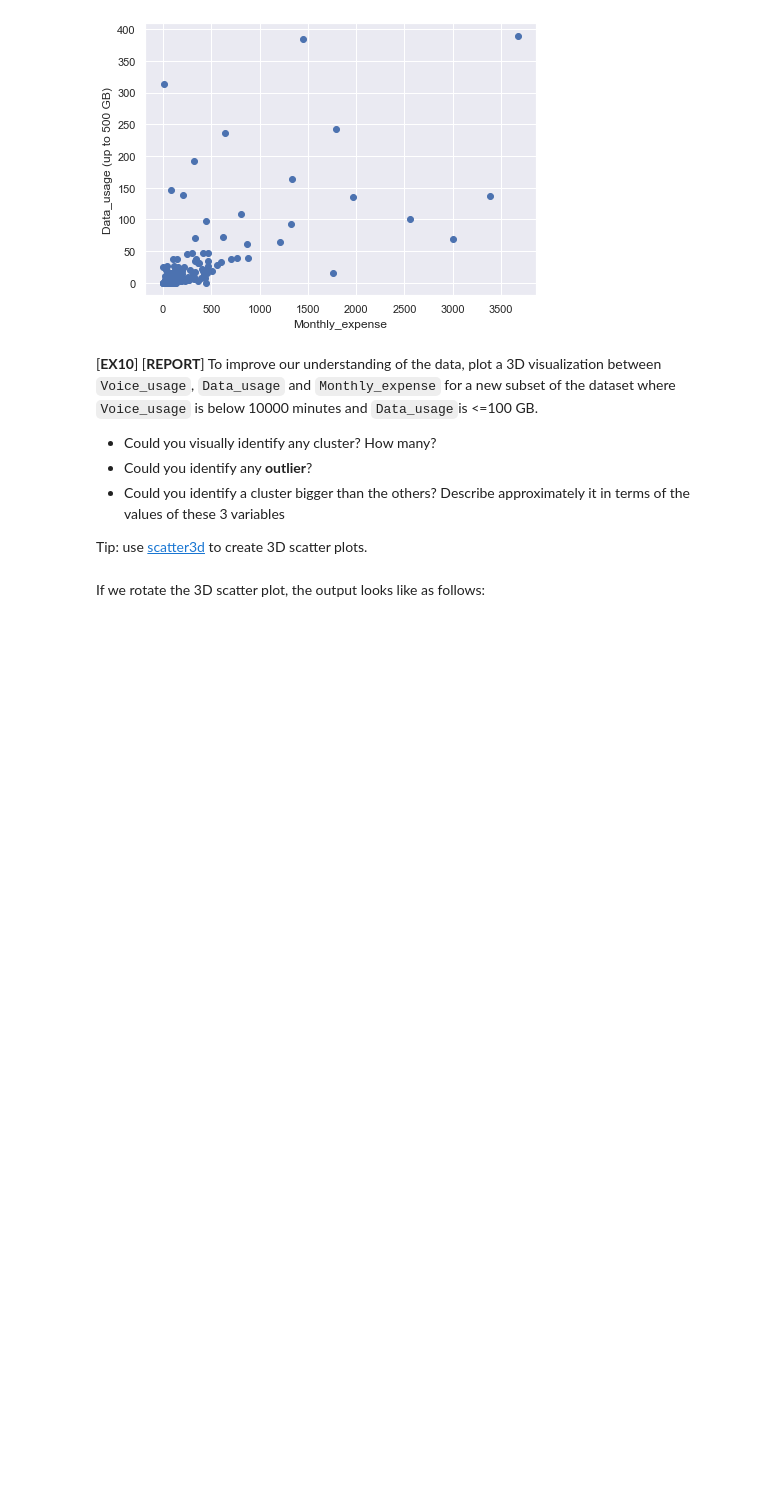
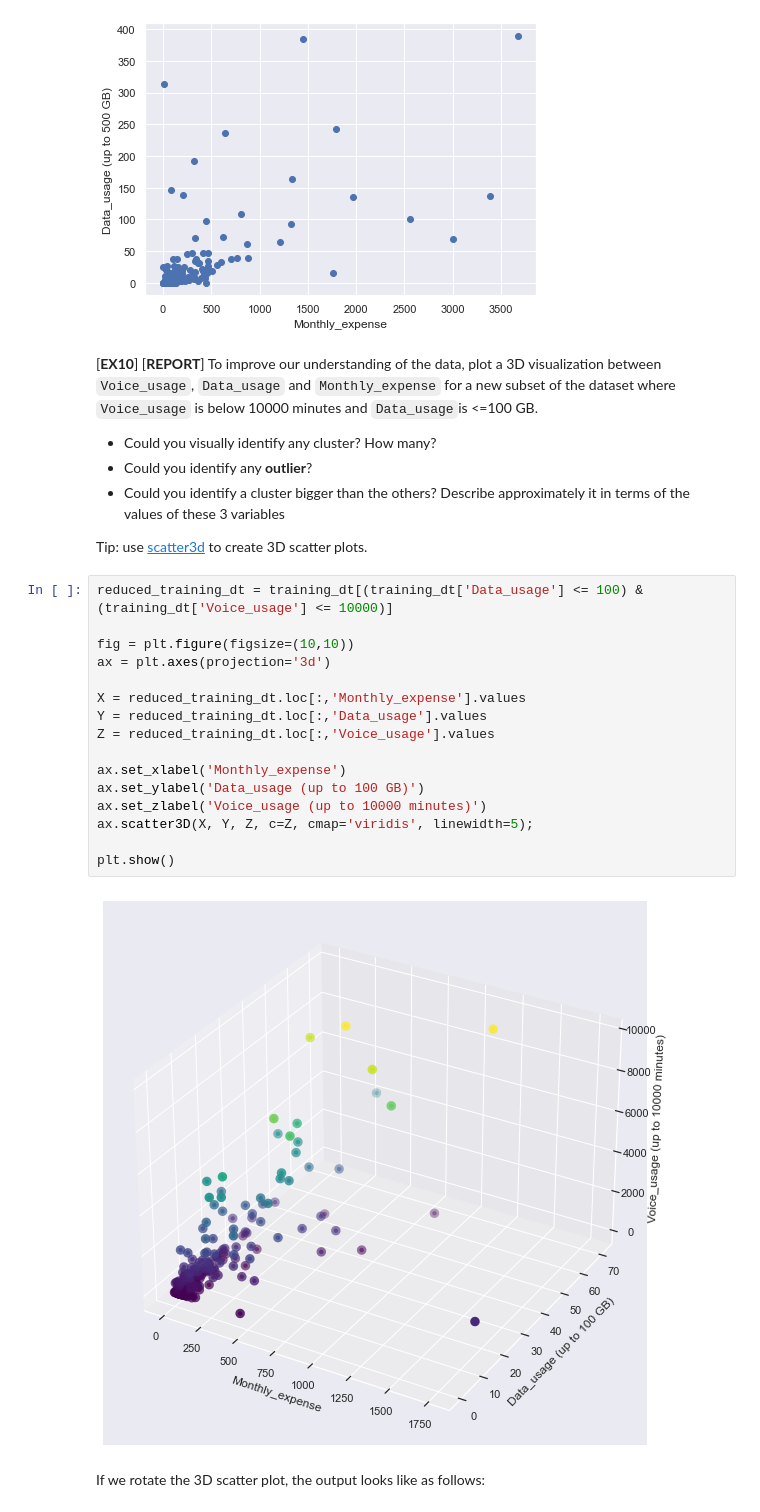
Before and after one commit to Alejandro-FA/UPF-Machine_Learning, a Jupyter notebook: Project-1/P01_Clustering students.ipynb, the cells around one changed output. Cells and saved outputs as stored; diff of their text form; blank space fills up the shorter version.

```diff
--- a/Project-1/P01_Clustering students.ipynb
+++ b/Project-1/P01_Clustering students.ipynb
@@ -442,6 +443,24 @@ plt.show()
 
 
 Tip: use [scatter3d](https://matplotlib.org/3.1.1/gallery/mplot3d/scatter3d.html) to create 3D scatter plots.
+# %%
+reduced_training_dt = training_dt[(training_dt['Data_usage'] <= 100) & (training_dt['Voice_usage'] <= 10000)]
+
+fig = plt.figure(figsize=(10,10))
+ax = plt.axes(projection='3d')
+
+X = reduced_training_dt.loc[:,'Monthly_expense'].values
+Y = reduced_training_dt.loc[:,'Data_usage'].values
+Z = reduced_training_dt.loc[:,'Voice_usage'].values
+
+ax.set_xlabel('Monthly_expense')
+ax.set_ylabel('Data_usage (up to 100 GB)')
+ax.set_zlabel('Voice_usage (up to 10000 minutes)')
+ax.scatter3D(X, Y, Z, c=Z, cmap='viridis', linewidth=5);
+
+plt.show()
+# %% [output]
+[figure, added]
 # %% [markdown]
 If we rotate the 3D scatter plot, the output looks like as follows:
 # %%
```
Also changed, not shown: parts of 3 cells of this notebook.
